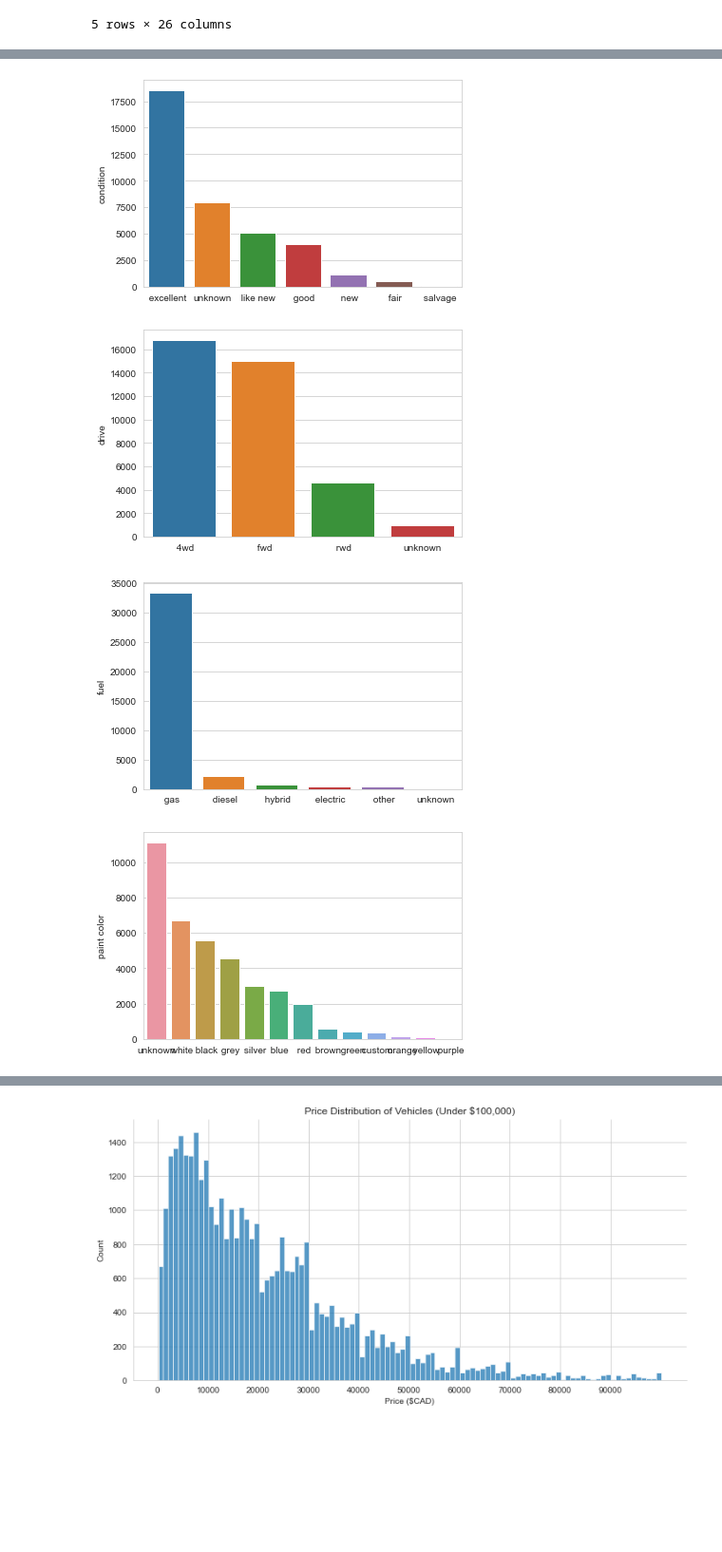
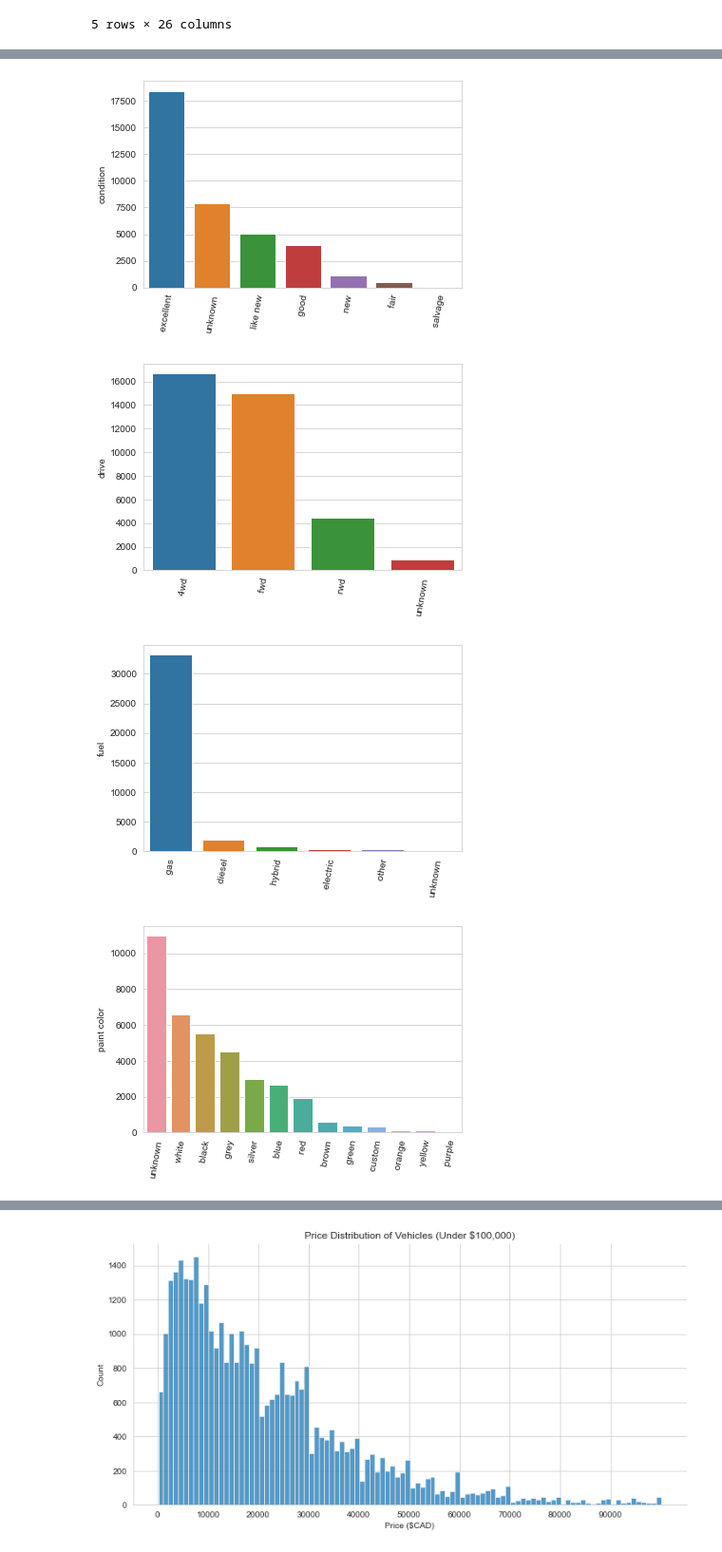
Before and after one commit to asylve/Craiglist-Cars-Study, a Jupyter notebook: EDA.ipynb, the cells around one changed output, grey strips where cells are left out. Shown at 95% size. Drawn from its saved outputs; the diff is of its cells as text; code cells hidden in the pictures; blank space fills up the shorter version.

```diff
--- a/EDA.ipynb
+++ b/EDA.ipynb
@@ -33,14 +74,15 @@ cars.head()
 # %%
 #Plot histograms of some of the indicator variables to better understand the distribution of data.
 sns.set_style("whitegrid")
 
 for col in ['condition', 'drive', 'fuel', 'paint color', 'sale type', 'title status', 'transmission', 'type',
             'cylinders', 'size']:
     dat = cars[col].value_counts()
     sns.barplot(x = dat.index, y = dat)
+    plt.xticks(rotation=80)
     plt.show()
 # %% [output]
-[figure, old version]
+[figure, new version]
-[figure, old version]
+[figure, new version]
-[figure, old version]
+[figure, new version]
-[figure, old version]
+[figure, new version]
```
Also changed, not shown: parts of 29 cells of this notebook.
